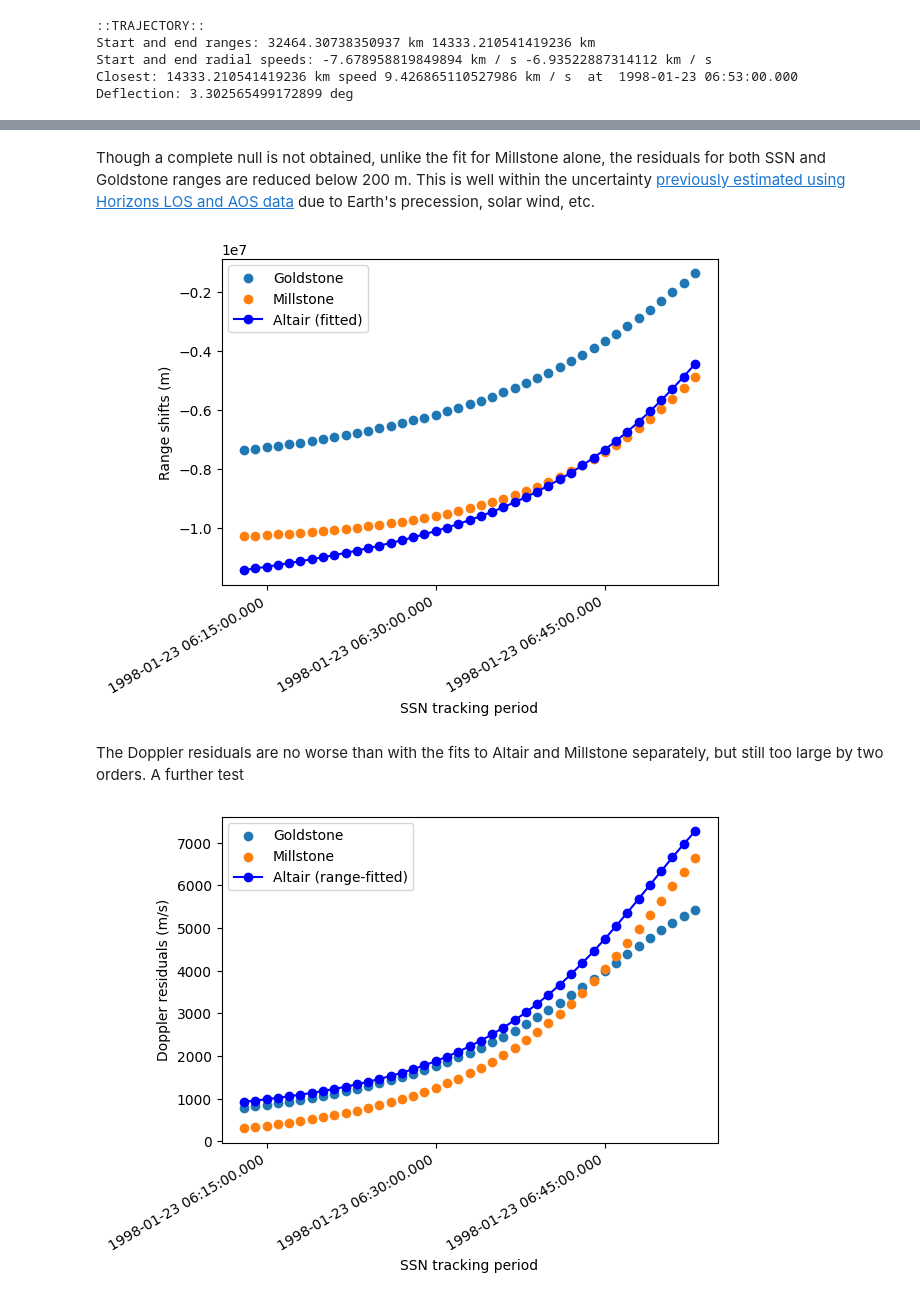
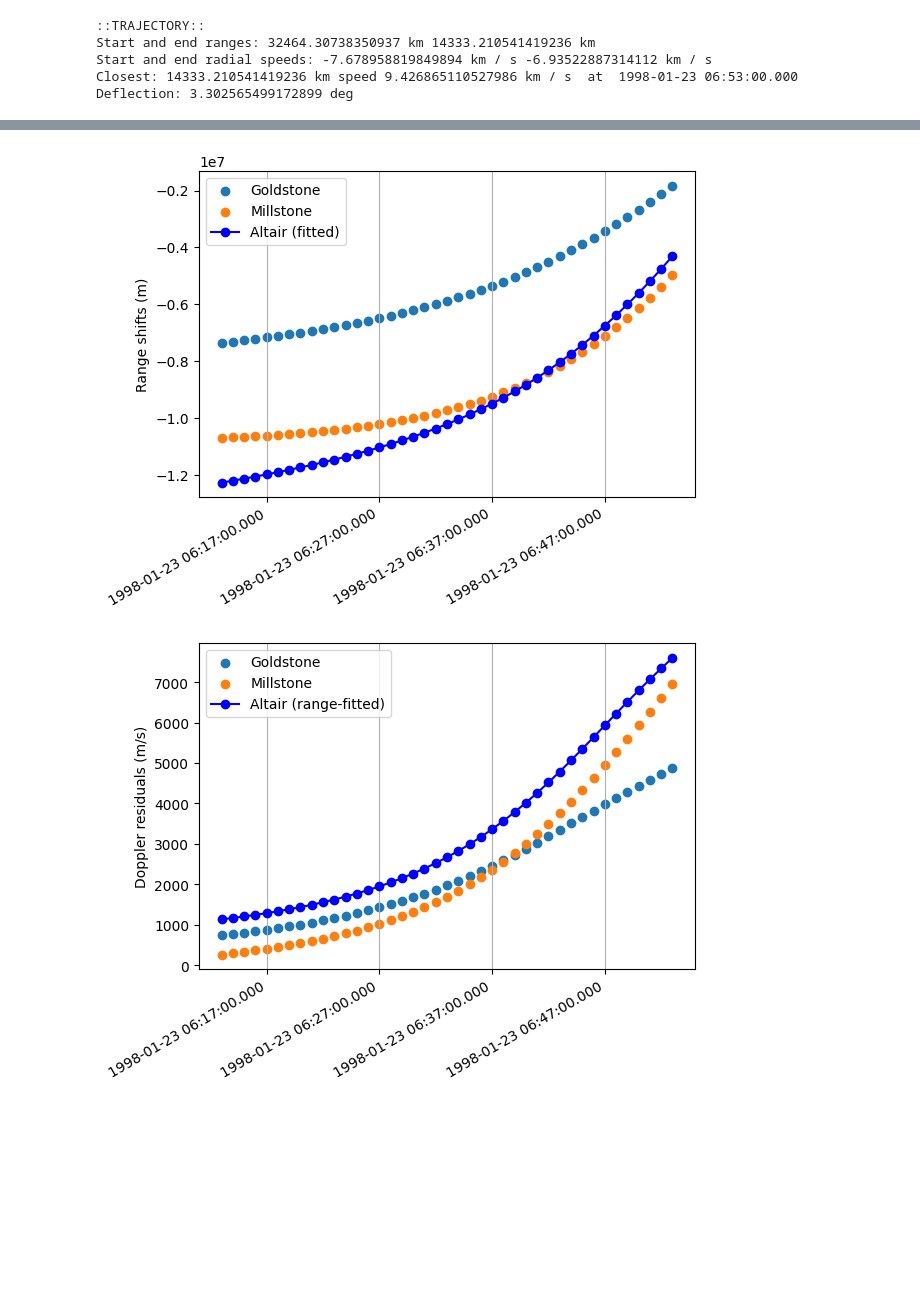
Before and after one commit to earthshrink/anomaly-sim, a Jupyter notebook: near/near_sim_ssn_revfit_range_byrate.ipynb, the cells around one changed output, grey strips where cells are left out. Drawn from its saved outputs; the diff is of its cells as text; code cells hidden in the pictures; blank space fills up the shorter version.

```diff
--- a/near/near_sim_ssn_revfit_range_byrate.ipynb
+++ b/near/near_sim_ssn_revfit_range_byrate.ipynb
@@ -104,12 +115,0 @@ max iter: 50
-# %%
-from datetime import datetime
-start_time = datetime.now()
-#print(start_time)
-
-fitter.fit_rangerates_to_range_data(ssn_epochs, sim_meas)
-time_elapsed = datetime.now() - start_time
-print(fitter.report())
-print('Time elapsed (hh:mm:ss.ms) {}'.format(time_elapsed))
-
-describe_orbit(fitter.orbit)
-describe_trajectory(fitter.ephem, dss25)
@@ -140,7 +122,7 @@ altair_shifts = []
 millstone_shifts = []
 dss25_shifts = []
 
-for i, e in enumerate(ssn_epochs[1:]):
+for i, e in enumerate(ssn_epochs[:-1]):
     ref_rv = near_ssn_ref_ephem.rv(e)
 
     ref_r, ref_rr = ssrAltair.range_and_rate(sim_altair_rv[i], e)
@@ -154,27 +136,29 @@ for i, e in enumerate(ssn_epochs[1:]):
     ref_r, ref_rr = dss25.range_and_rate(sim_dss25_rv[i], e)
     meas_r, meas_rr = dss25.range_and_rate(fitter.ephem.rv(e), e)
     dss25_shifts.append((meas_r - ref_r).to_value(u.m))
-# %% [markdown]
-Though a complete null is not obtained, unlike the fit for Millstone alone, the residuals for both SSN and Goldstone ranges are reduced below 200 m. This is well within the uncertainty [previously estimated using Horizons LOS and AOS data](near_gapcheck.ipynb) due to Earth's precession, solar wind, etc.
 # %%
 import matplotlib.pyplot as plt
+import matplotlib.dates as mdates
 from astropy import visualization
 with visualization.time_support():
-    plt.xlabel('SSN tracking period')
+    fig, ax = plt.subplots()
+    plt.xlabel(None)
     plt.ylabel('Range shifts (m)')
     plt.scatter(ssn_epochs[1:], dss25_shifts, label="Goldstone")
     plt.scatter(ssn_epochs[1:], millstone_shifts, label="Millstone")
     plt.plot(ssn_epochs[1:], altair_shifts, 'bo-', label="Altair (fitted)")
+    ax.grid(axis='x')
+    ax.xaxis.set_major_locator(mdates.MinuteLocator(interval=10))
     plt.legend(loc="best")
     plt.gcf().autofmt_xdate()
 # %% [output]
-[figure, old version]
+[figure, new version]
 # %%
 altair_doppler = []
 millstone_doppler = []
 dss25_doppler = []
 
-for e in ssn_epochs[1:]:
+for e in ssn_epochs[:-1]:
     ref_rv = near_ssn_ref_ephem.rv(e)
 
     ref_r, ref_rr = ssrAltair.range_and_rate(ref_rv, e)
@@ -188,16 +172,17 @@ for e in ssn_epochs[1:]:
     ref_r, ref_rr = dss25.range_and_rate(ref_rv, e)
     meas_r, meas_rr = dss25.range_and_rate(fitter.ephem.rv(e), e)
     dss25_doppler.append((meas_rr - ref_rr).to_value(u.m/u.s))
-# %% [markdown]
-The Doppler residuals are no worse than with the fits to Altair and Millstone separately, but still too large by two orders. A further test
 # %%
 with visualization.time_support():
-    plt.xlabel('SSN tracking period')
+    fig, ax = plt.subplots()
+    plt.xlabel(None)
     plt.ylabel('Doppler residuals (m/s)')
     plt.scatter(ssn_epochs[1:], dss25_doppler, label="Goldstone")
     plt.scatter(ssn_epochs[1:], millstone_doppler, label="Millstone")
     plt.plot(ssn_epochs[1:], altair_doppler, 'bo-', label="Altair (range-fitted)")
+    ax.grid(axis='x')
+    ax.xaxis.set_major_locator(mdates.MinuteLocator(interval=10))
     plt.legend(loc="best")
     plt.gcf().autofmt_xdate()
 # %% [output]
-[figure, old version]
+[figure, new version]
```
Also changed, not shown: parts of 6 cells of this notebook, 5 other files.
